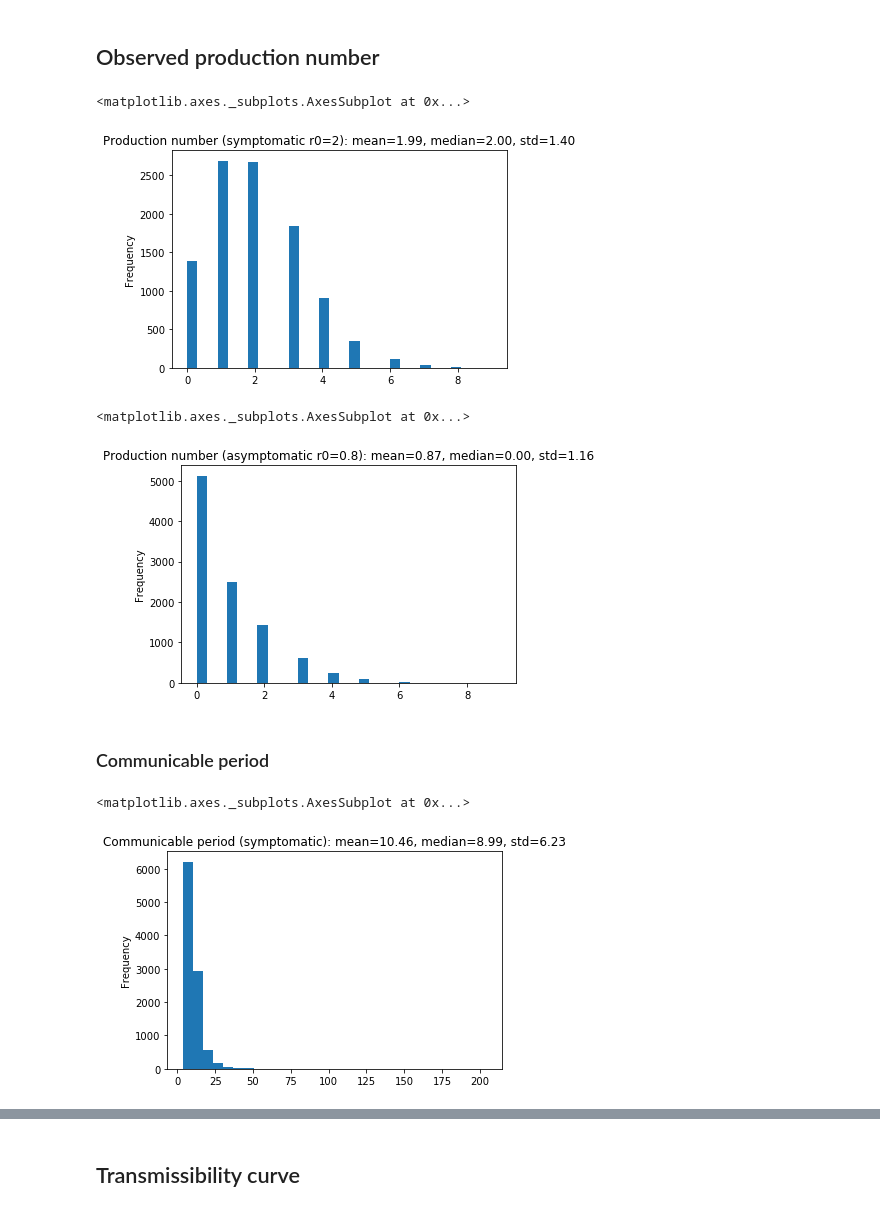
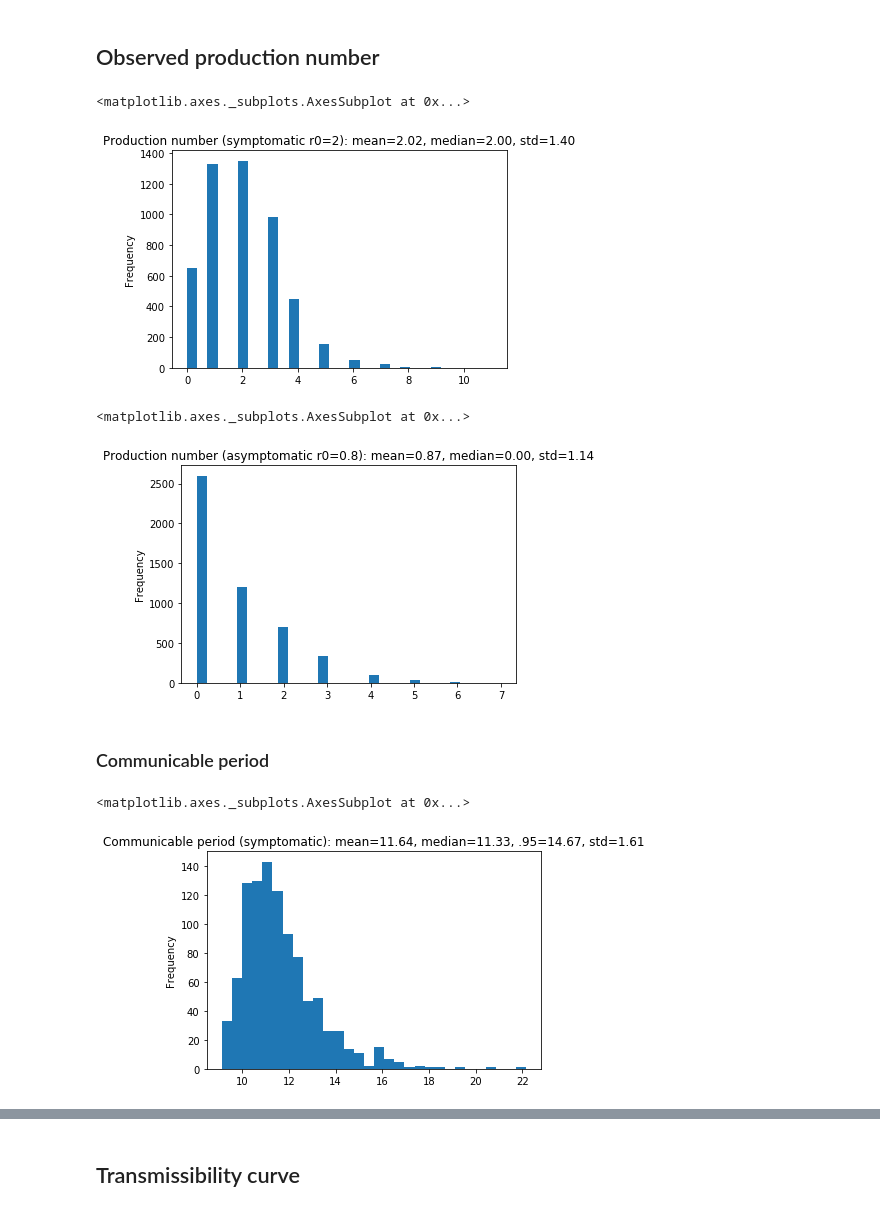
Before and after one commit to ictr/covid19-outbreak-simulator, a Jupyter notebook: applications/model_stats.ipynb, the cells around one changed output, grey strips where cells are left out. Cells and saved outputs as stored; diff of their text form; code cells hidden in the pictures.

Commit message:
Update model testing notebook

```diff
--- a/applications/model_stats.ipynb
+++ b/applications/model_stats.ipynb
@@ -12,6 +12,7 @@ from argparse import Namespace
 from covid19_outbreak_simulator.model import Model, Params
 from covid19_outbreak_simulator.population import Individual
 
+model = 'normal'
 params = Params(
     Namespace(
         interval=1/24,
@@ -22,8 +23,8 @@ params = Params(
         incubation_period=None,
         susceptibility=None,
         prop_asym_carriers=None,
-        symptomatic_transmissibility_model = ['piecewise'],
-        asymptomatic_transmissibility_model = ['piecewise'],
+        symptomatic_transmissibility_model = [model],
+        asymptomatic_transmissibility_model = [model],
     )
 )
 model = Model(params)
@@ -89,7 +90,7 @@ with open(os.devnull, 'w') as logger:
     model.draw_prop_asym_carriers()
     model.params.set('symptomatic_r0', 'loc', 2)
     model.params.set('symptomatic_r0', 'scale', 0)
-    for i in range(10000):
+    for i in range(5000):
         ind = Individual(id='0', susceptibility=1, model=model, logger=logger)
         evts = ind.symptomatic_infect(time=0, by=None,
                                      handle_symptomatic=['keep'])
@@ -106,7 +107,7 @@ ifn.plot.hist( bins=30,
 #sr0.plot.hist()
 # %% [output]
 <matplotlib.axes._subplots.AxesSubplot at 0x...>
-[figure, old version]
+[figure, new version]
 # %%
 import os
 
@@ -120,7 +121,7 @@ with open(os.devnull, 'w') as logger:
     model.draw_prop_asym_carriers()
     model.params.set('asymptomatic_r0', 'loc', 0.8)
     model.params.set('asymptomatic_r0', 'scale', 0.8)
-    for i in range(10000):
+    for i in range(5000):
         ind = Individual(id='0', susceptibility=1, model=model, logger=logger)
         evts = ind.asymptomatic_infect(time=0, by=None,
                                      handle_symptomatic=['keep'])
@@ -137,29 +138,31 @@ ifn.plot.hist( bins=30,
 #asr0.plot.hist()
 # %% [output]
 <matplotlib.axes._subplots.AxesSubplot at 0x...>
-[figure, old version]
+[figure, new version]
 # %% [markdown]
 ### Communicable period
 # %%
 model.params.set('prop_asym_carriers', 'loc', 0)
 model.params.set('prop_asym_carriers', 'scale', 0)
 
 infections = []
 cp = []
+du = []
 with open(os.devnull, 'w') as logger:
     logger.id = 1
     model.draw_prop_asym_carriers()
     model.params.set('symptomatic_r0', 'loc', 2.1)
     model.params.set('symptomatic_r0', 'quantile_2.5', 1.4)
-    for i in range(10000):
+    for i in range(1000):
         ind = Individual(id='0', susceptibility=1, model=model, logger=logger)
         evts = ind.symptomatic_infect(time=0, by=None,
                                      handle_symptomatic=['keep'])
-        cp.append(ind.infect_params[3] - ind.infect_params[1])
+        cp.append(ind.communicable_period())
+        du.append(ind.total_duration())
 
 cp = pd.Series(cp)
 cp.plot.hist( bins=30,
-         title=f'Communicable period (symptomatic): mean={cp.mean():.2f}, median={cp.median():.2f}, std={cp.std():.2f}')
+         title=f'Communicable period (symptomatic): mean={cp.mean():.2f}, median={cp.median():.2f}, .95={cp.quantile(0.95):.2f}, std={cp.std():.2f}')
 # %% [output]
 <matplotlib.axes._subplots.AxesSubplot at 0x...>
-[figure, old version]
+[figure, new version]
```
Also changed, not shown: parts of 15 cells of this notebook.
